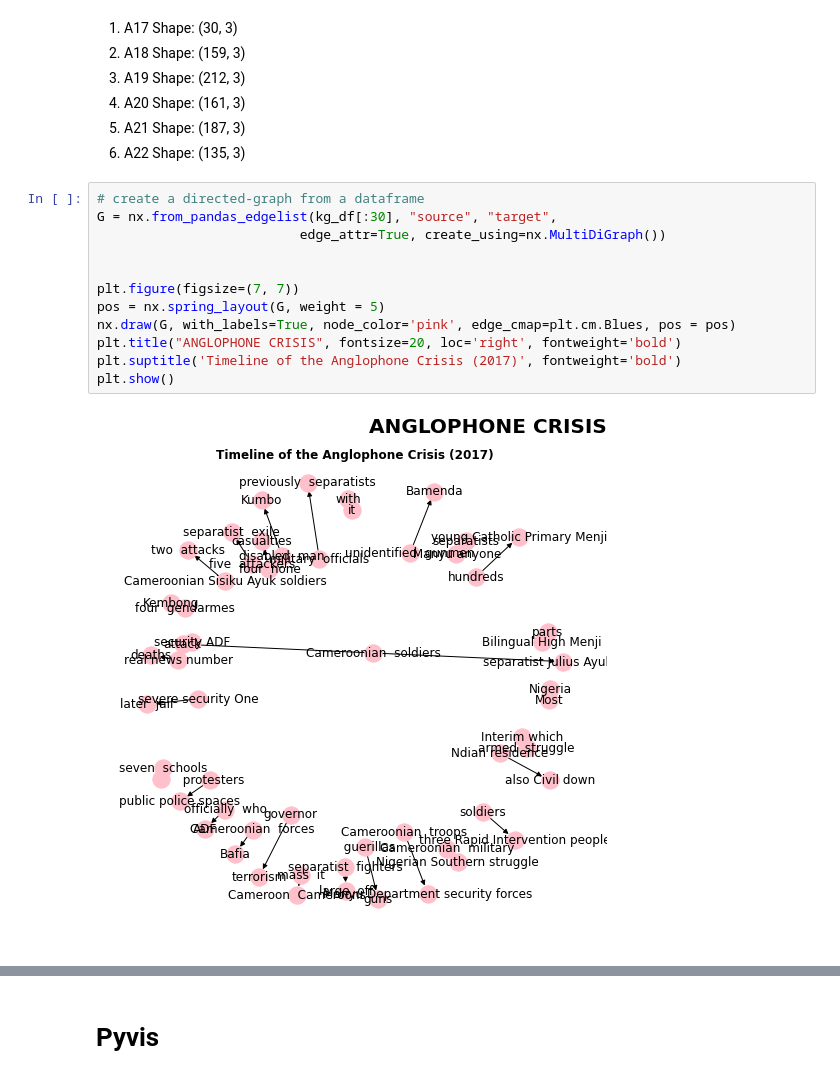
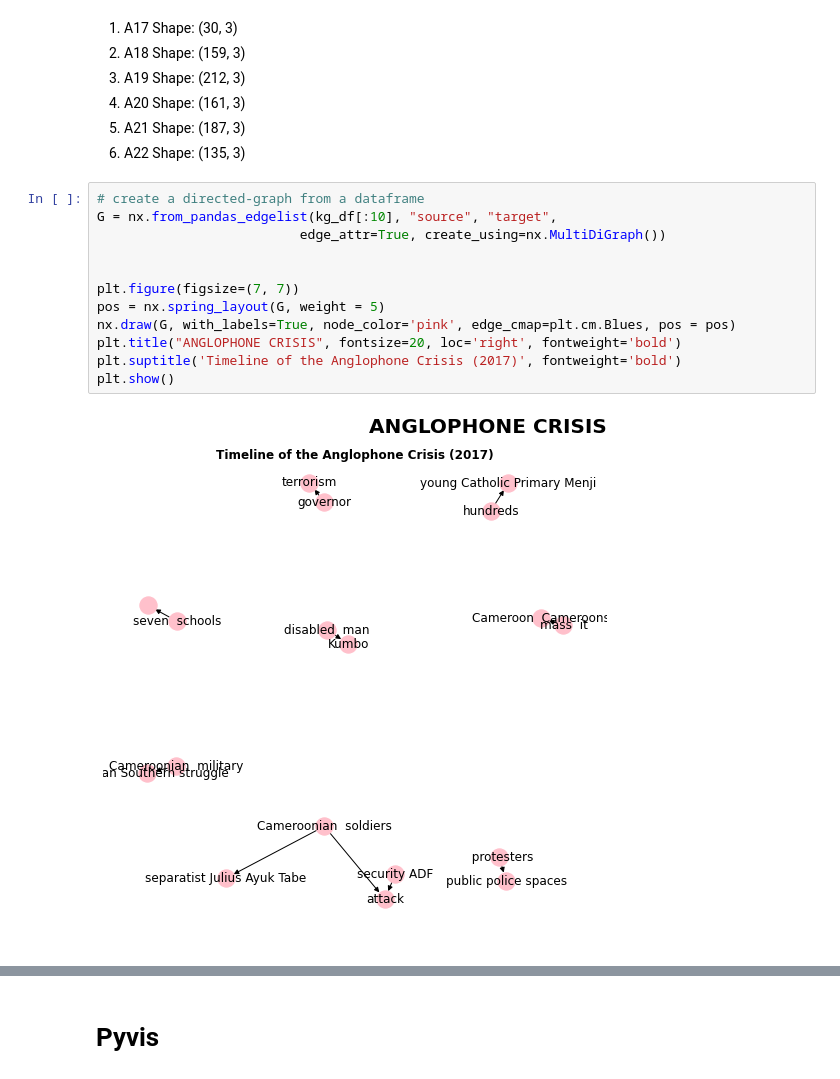
Before and after one commit to Utpal-Mishra/Omdena-Cameroon-Chapter-2022, a Jupyter notebook: OmdenaCameroonChapter2022.ipynb, the cells around one changed output, grey strips where cells are left out. Drawn from its saved outputs; the diff is of its cells as text.

```diff
--- a/OmdenaCameroonChapter2022.ipynb
+++ b/OmdenaCameroonChapter2022.ipynb
@@ -1103,17 +1103,17 @@ kg_df
 6. A22 Shape: (135, 3)
 # %%
 # create a directed-graph from a dataframe
-G = nx.from_pandas_edgelist(kg_df[:30], "source", "target",
+G = nx.from_pandas_edgelist(kg_df[:10], "source", "target",
                           edge_attr=True, create_using=nx.MultiDiGraph())
 
 
 plt.figure(figsize=(7, 7))
 pos = nx.spring_layout(G, weight = 5)
 nx.draw(G, with_labels=True, node_color='pink', edge_cmap=plt.cm.Blues, pos = pos)
 plt.title("ANGLOPHONE CRISIS", fontsize=20, loc='right', fontweight='bold')
 plt.suptitle('Timeline of the Anglophone Crisis (2017)', fontweight='bold')
 plt.show()
 # %% [output]
-[figure, old version]
+[figure, new version]
 # %%
 # create a directed-graph from a dataframe
```
Also changed, not shown: parts of 23 cells of this notebook.
